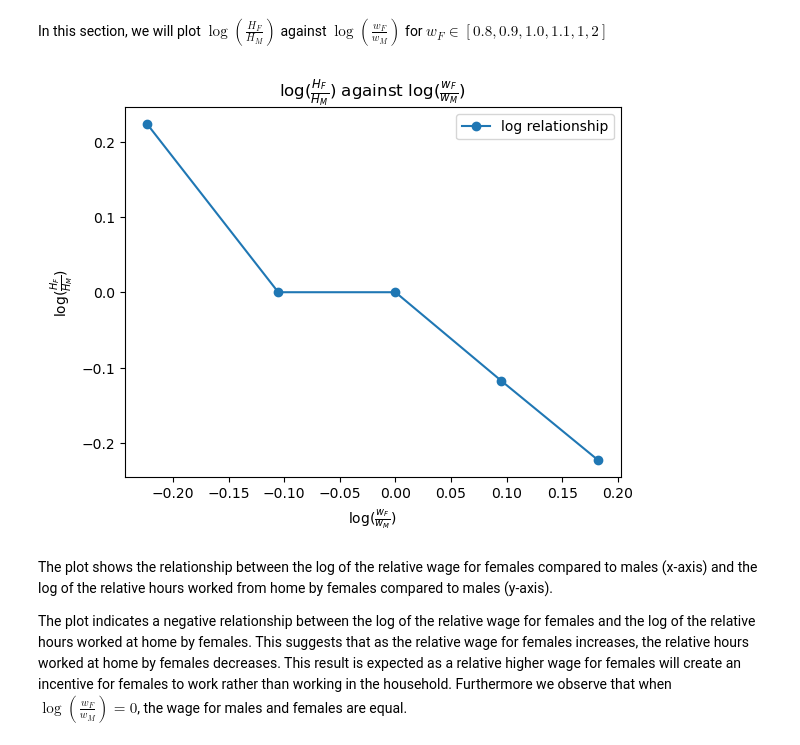
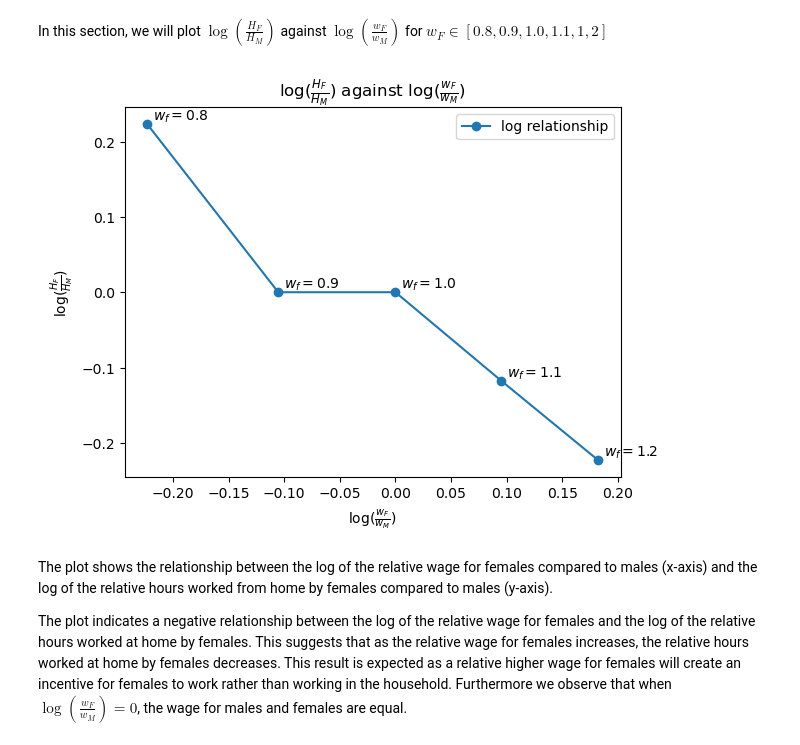
Before and after one commit to NumEconCopenhagen/projects-2023-iim, a Jupyter notebook: inauguralproject/inauguralproject.ipynb, the cells around one changed output. Cells and saved outputs as stored; diff of their text form; code cells hidden in the pictures.

```diff
--- a/inauguralproject/inauguralproject.ipynb
+++ b/inauguralproject/inauguralproject.ipynb
@@ -52,7 +52,7 @@ for i in range(9):
     parameters = par_list[i]
 
     # Prints the ratio of FH and HM and the corresponding alpha and sigma values
-    print(f' HF/HM = {parameters[2]:.3} for alpha = {parameters[4]} and sigma = {parameters[5]}')
+    with np.errstate(all="ignore"): print(f' HF/HM = {parameters[2]:.3} for alpha = {parameters[4]} and sigma = {parameters[5]}')
 # %% [output]
  HF/HM = 0.545 for alpha = 0.25 and sigma = 0.5
  HF/HM = 0.308 for alpha = 0.25 and sigma = 1
@@ -91,34 +91,36 @@ for wF in model.par.wF_vec:
     par_list_2.append(model.solve_discrete())
 
 # Create an empty list
 lnHFHM_list = []
 
 # Iteriates over 5 parameter values
 for i in range(5):
 
     # Gets parameter values for the i-th iteration
     parameters = par_list_2[i]
 
     # Extract the natural logarithm
     lnHFHM = parameters[3]
 
     # Add the natural logarithm to ´lnHFHM_list´
     lnHFHM_list.append(lnHFHM)
 
 # Plot log H_F/H_M against log w_F/w_M for different w_F walues
 %matplotlib inline
 import matplotlib.pyplot as plt
 fig = plt.figure()
 ax = fig.add_subplot(1,1,1)
 ax.plot(model.par.lnwFwH_vec, lnHFHM_list, label='log relationship', marker = "o")
 
 # Create labels in the plot
 ax.set_title(r'$\log(\frac{H_F}{H_M})$' + " against " r'$\log(\frac{w_F}{w_M})$')
 ax.set_xlabel(rf'$\log (\frac{{w_F}}{{w_M}})$')
 ax.set_ylabel(rf'$\log (\frac{{H_F}}{{H_M}})$')
 ax.legend(loc='upper right');
+for x, y in zip(model.par.lnwFwH_vec, lnHFHM_list):
+    ax.annotate(r'$w_f=${:.1f}'.format(np.exp(x)), xy= (x+0.005,y+0.005))
 # %% [output]
-[figure, old version]
+[figure, new version]
 # %% [markdown]
 The plot shows the relationship between the log of the relative wage for females compared to males (x-axis) and the log of the relative hours worked from home by females compared to males (y-axis).
 
```
Also changed, not shown: parts of 7 cells of this notebook, 1 other file.
